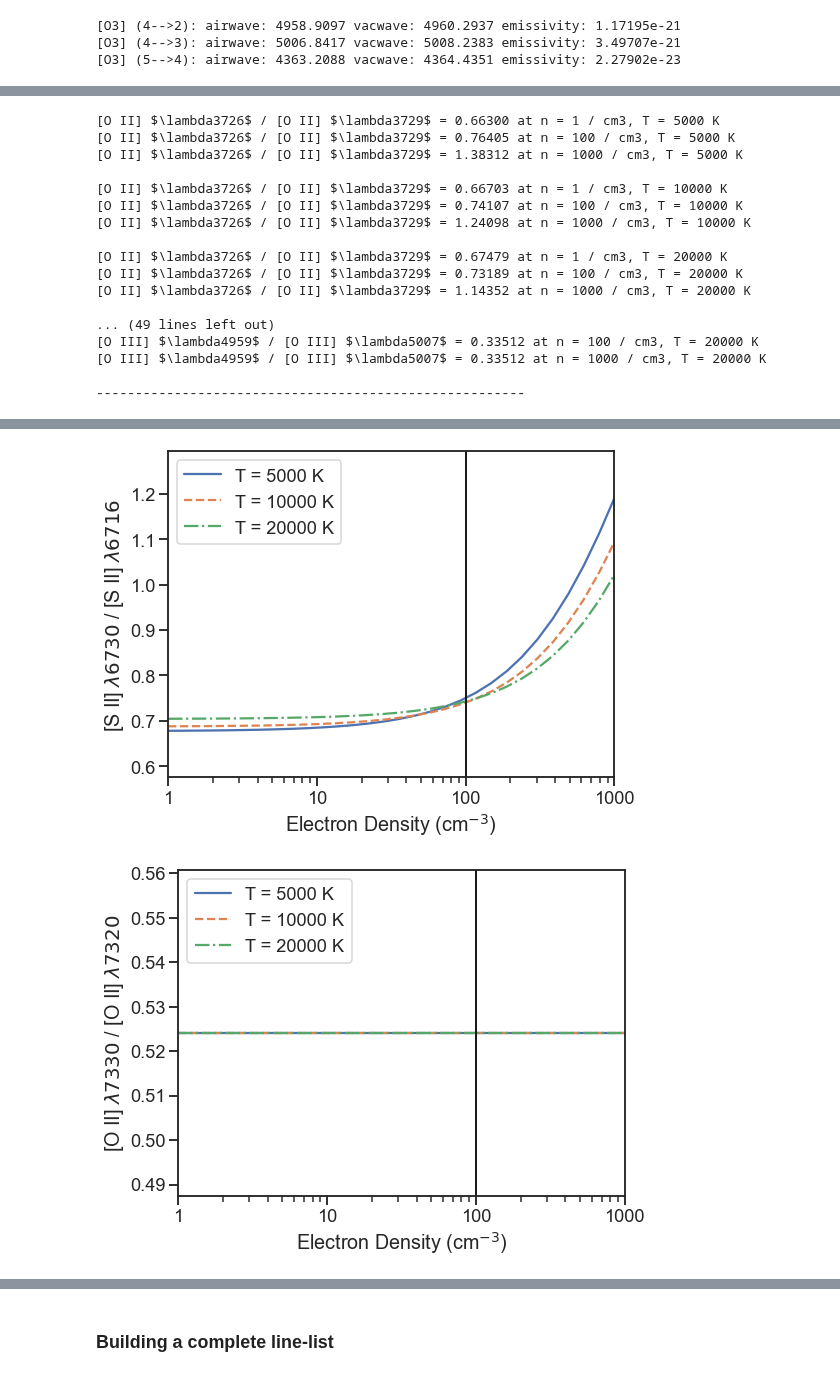
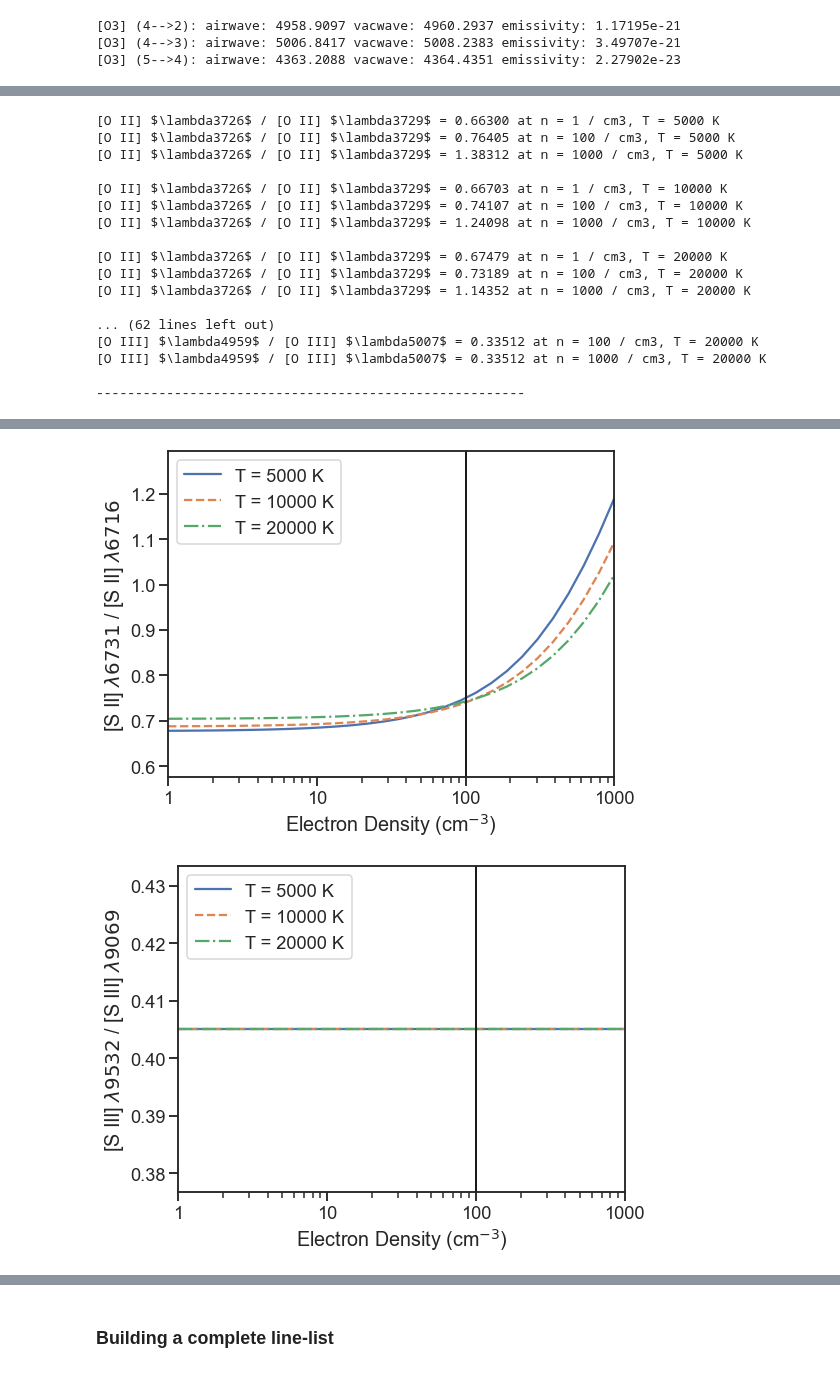
Before and after one commit to desihub/fastspecfit, a Jupyter notebook: doc/nb/nebular-lines.ipynb, the cells around one changed output, grey strips where cells are left out. Drawn from its saved outputs; the diff is of its cells as text; code cells hidden in the pictures.

Commit message:
add [SIII] to nebular nb

```diff
--- a/doc/nb/nebular-lines.ipynb
+++ b/doc/nb/nebular-lines.ipynb
@@ -116,6 +124,7 @@ dens = np.logspace(0, 3, ndens)
 # %%
 atoms = [
     'O',
+    'S',
     'S',
     'O',
     'N',
@@ -124,13 +133,15 @@ atoms = [
 ions = [
     2,
     2,
+    3,
     2,
     2,
     3,
 ]
 iweaks = [
     [2, 0], # [OII] 3726
-    [1, 0], # [SII] 6730 - not necessarily weaker, but redder
+    [1, 0], # [SII] 6731
+    [3, 1], # [SIII] 9069
     [3, 2], # [OII] 7330
     [3, 1], # [NII] 6548
     [3, 1], # [OIII] 4959
@@ -138,42 +149,44 @@ iweaks = [
 istrongs = [
     [1, 0], # [OII] 3729
     [2, 0], # [SII] 6716
+    [3, 2], # [SIII] 9532
     [3, 1], # [OII] 7320
     [3, 2], # [NII] 6584
     [3, 2], # [OIII] 5007
 ]
 labels = [
     '[O II] $\lambda3726$ / [O II] $\lambda3729$',
-    '[S II] $\lambda6730$ / [S II] $\lambda6716$',
+    '[S II] $\lambda6731$ / [S II] $\lambda6716$',
+    '[S III] $\lambda9532$ / [S III] $\lambda9069$',
     '[O II] $\lambda7330$ / [O II] $\lambda7320$',
     '[N II] $\lambda6548$ / [N II] $\lambda6584$',
     '[O III] $\lambda4959$ / [O III] $\lambda5007$',
 ]
 
 #print(iweaks[1], istrongs[1])
 #get_doublet_ratio(atoms[1], ions[1], dens, temp, iweaks[1], istrongs[1])
 
 for atom, ion, iweak, istrong, label in zip(atoms, ions, iweaks, istrongs, labels):
     get_doublet_ratio(atom, ion, dens, temp, iweak, istrong, label)
     print('-------------------------------------------------------')
 # %% [output]
 [O II] $\lambda3726$ / [O II] $\lambda3729$ = 0.66300 at n = 1 / cm3, T = 5000 K
 [O II] $\lambda3726$ / [O II] $\lambda3729$ = 0.76405 at n = 100 / cm3, T = 5000 K
 [O II] $\lambda3726$ / [O II] $\lambda3729$ = 1.38312 at n = 1000 / cm3, T = 5000 K
 
 [O II] $\lambda3726$ / [O II] $\lambda3729$ = 0.66703 at n = 1 / cm3, T = 10000 K
 [O II] $\lambda3726$ / [O II] $\lambda3729$ = 0.74107 at n = 100 / cm3, T = 10000 K
 [O II] $\lambda3726$ / [O II] $\lambda3729$ = 1.24098 at n = 1000 / cm3, T = 10000 K
 
 [O II] $\lambda3726$ / [O II] $\lambda3729$ = 0.67479 at n = 1 / cm3, T = 20000 K
 [O II] $\lambda3726$ / [O II] $\lambda3729$ = 0.73189 at n = 100 / cm3, T = 20000 K
 [O II] $\lambda3726$ / [O II] $\lambda3729$ = 1.14352 at n = 1000 / cm3, T = 20000 K
 
-... (49 lines left out)
+... (62 lines left out)
 [O III] $\lambda4959$ / [O III] $\lambda5007$ = 0.33512 at n = 100 / cm3, T = 20000 K
 [O III] $\lambda4959$ / [O III] $\lambda5007$ = 0.33512 at n = 1000 / cm3, T = 20000 K
 
 -------------------------------------------------------
 [figure]
 [figure]
-[figure, old version]
+[figure, new version]
```
Also changed, not shown: parts of 4 cells of this notebook.
